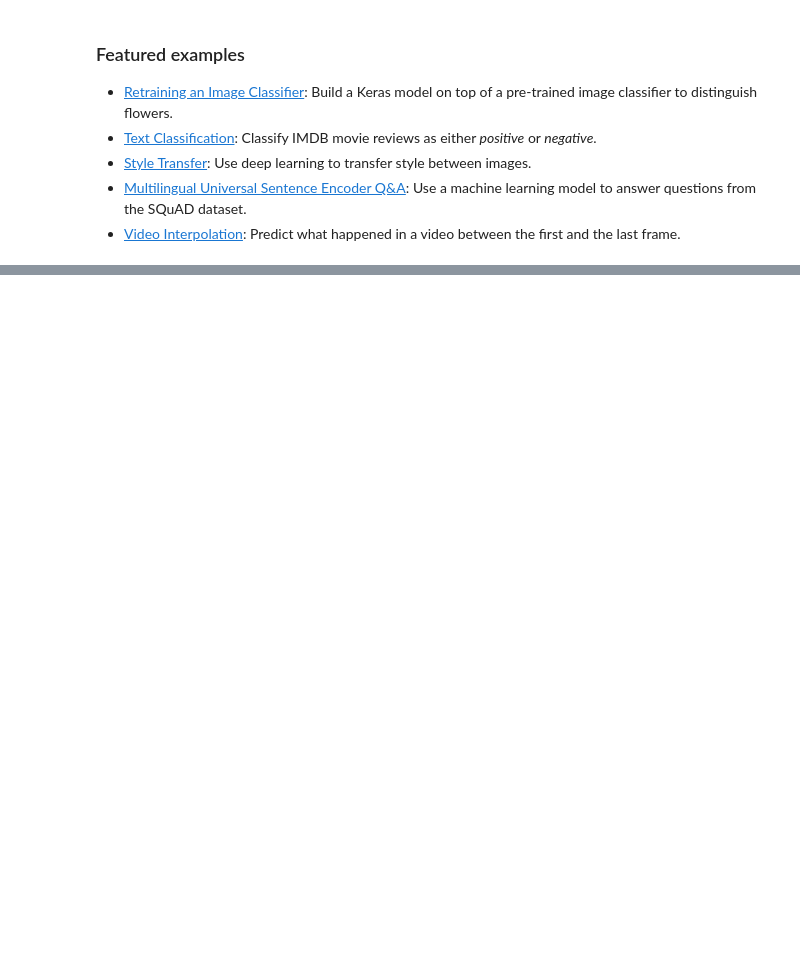
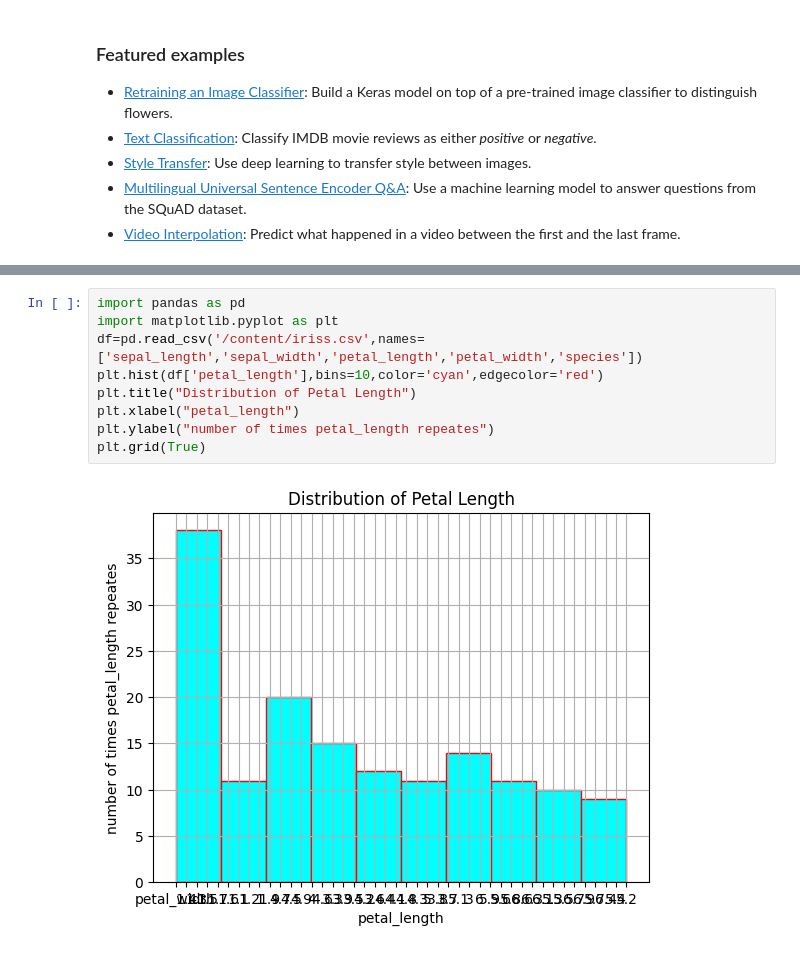
Before and after one commit to samarthkerur08/repo2, a Jupyter notebook: Welcome_To_Colab.ipynb, the cells around one changed output, grey strips where cells are left out. Drawn from its saved outputs; the diff is of its cells as text; blank space fills up the shorter version.

```diff
--- a/Welcome_To_Colab.ipynb
+++ b/Welcome_To_Colab.ipynb
@@ -223,0 +252,11 @@ plt.show()
+# %%
+import pandas as pd
+import matplotlib.pyplot as plt
+df=pd.read_csv('/content/iriss.csv',names=['sepal_length','sepal_width','petal_length','petal_width','species'])
+plt.hist(df['petal_length'],bins=10,color='cyan',edgecolor='red')
+plt.title("Distribution of Petal Length")
+plt.xlabel("petal_length")
+plt.ylabel("number of times petal_length repeates")
+plt.grid(True)
+# %% [output]
+[figure, added]
```
Also changed, not shown: parts of 7 cells of this notebook.
